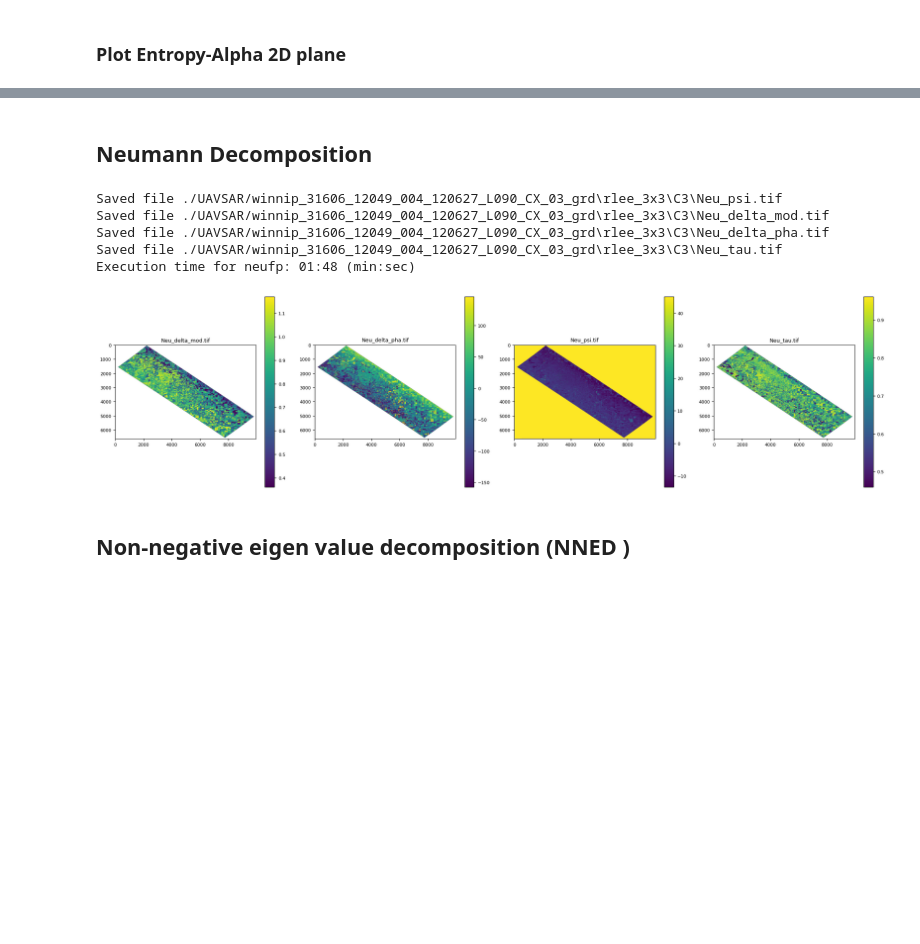
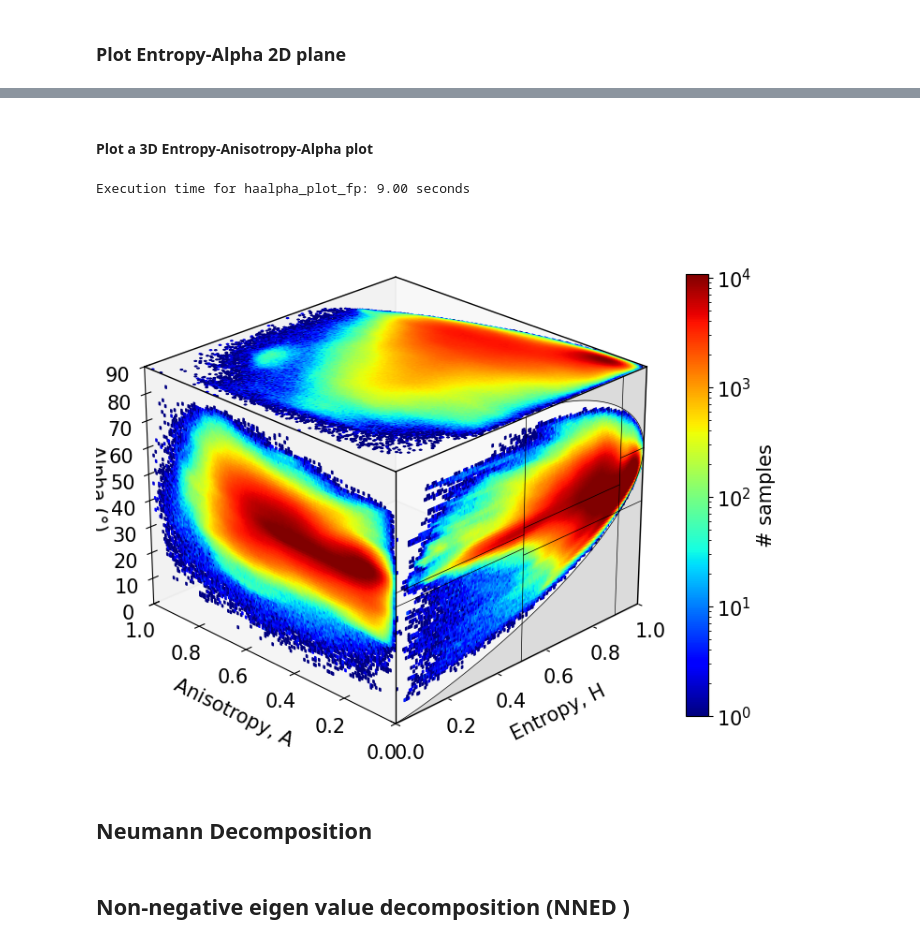
Before and after one commit to polsartools/polsartools-tutorials, a Jupyter notebook: jupyter-notebooks/UAVSAR_GRD_pol_decompositions.ipynb, the cells around one changed output, grey strips where cells are left out. Cells and saved outputs as stored; diff of their text form; code cells hidden in the pictures; blank space fills up the shorter version.

```diff
--- a/jupyter-notebooks/UAVSAR_GRD_pol_decompositions.ipynb
+++ b/jupyter-notebooks/UAVSAR_GRD_pol_decompositions.ipynb
@@ -214,3 +203,19 @@ pst.halpha_plot_fp(hFile,alphaFile,cmap='jet',
+# %% [markdown]
+#### Plot a 3D Entropy-Anisotropy-Alpha plot
+# %%
+hFile = C3Folder + '/H_fp.tif'
+aFile = C3Folder + '/anisotropy_fp.tif'
+alphaFile = C3Folder + '/alpha_fp.tif'
+
+pst.haalpha_plot_fp(hFile,aFile,alphaFile,cmap='jet',
+                   norm='log',
+                   # path = '',# give a name.png to save the plot as png
+                  zone_lines=True,
+                  # zone_ids=False,
+                   )
+# %% [output]
+Execution time for haalpha_plot_fp: 9.00 seconds
+[figure, added]
 # %% [markdown]
 ## Neumann Decomposition
 # %%
@@ -222,7 +227,7 @@ input C3/T3 folder path, window_size is optional
 
 """
 
-pst.neufp(C3Folder,window_size=3)
+pst.neu_fp(C3Folder,win=3)
 
 ### Plotting
 plot_images( os.path.join(C3Folder,'Neu_delta_mod.tif'),
@@ -230,13 +235,6 @@ plot_images( os.path.join(C3Folder,'Neu_delta_mod.tif'),
              os.path.join(C3Folder,'Neu_psi.tif'),
              os.path.join(C3Folder,'Neu_tau.tif'),
                       )
-# %% [output]
-Saved file ./UAVSAR/winnip_31606_12049_004_120627_L090_CX_03_grd\rlee_3x3\C3\Neu_psi.tif
-Saved file ./UAVSAR/winnip_31606_12049_004_120627_L090_CX_03_grd\rlee_3x3\C3\Neu_delta_mod.tif
-Saved file ./UAVSAR/winnip_31606_12049_004_120627_L090_CX_03_grd\rlee_3x3\C3\Neu_delta_pha.tif
-Saved file ./UAVSAR/winnip_31606_12049_004_120627_L090_CX_03_grd\rlee_3x3\C3\Neu_tau.tif
-Execution time for neufp: 01:48 (min:sec)
-[figure, removed]
 # %% [markdown]
 ## Non-negative eigen value decomposition (NNED )
 # %%
```
Also changed, not shown: parts of 9 cells of this notebook, 9 other files.
